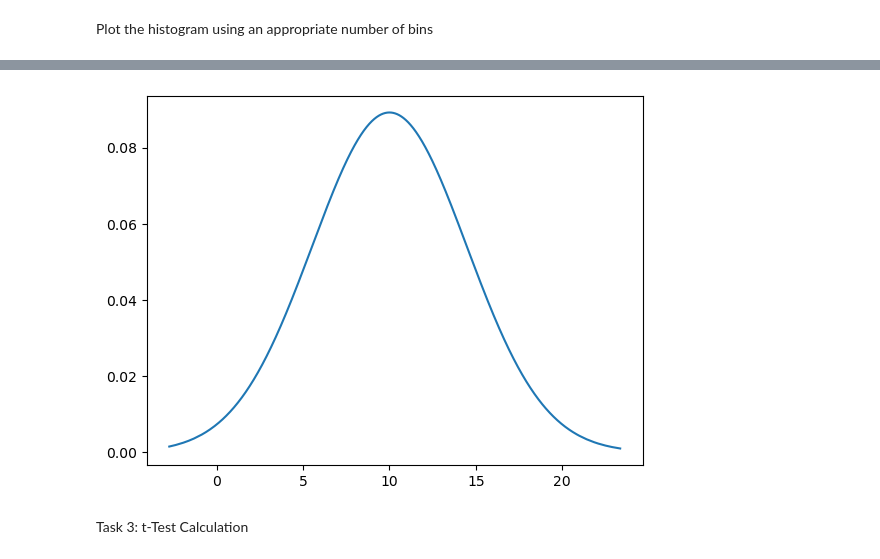
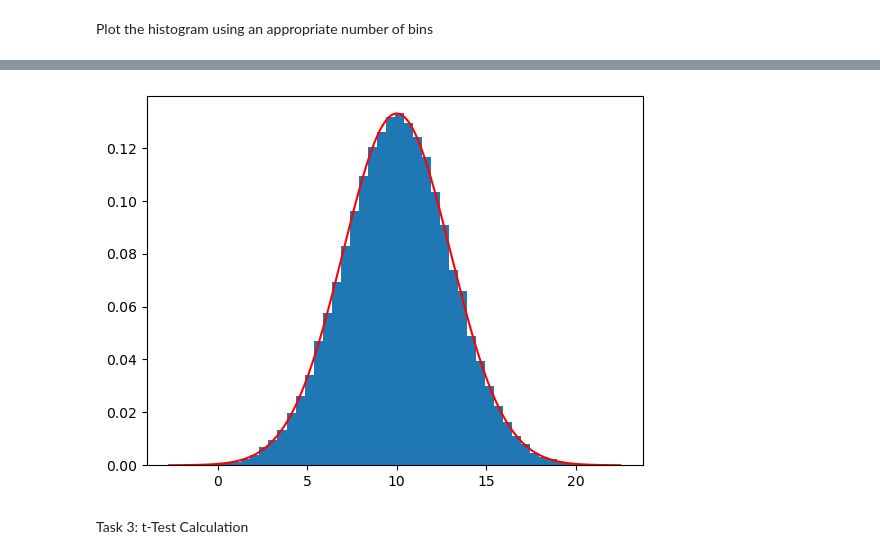
Before and after one commit to PeeBs68/applied_statistics, a Jupyter notebook: tasks.ipynb, the cells around one changed output, grey strips where cells are left out. Drawn from its saved outputs; the diff is of its cells as text; code cells hidden in the pictures.

```diff
--- a/tasks.ipynb
+++ b/tasks.ipynb
@@ -254,21 +254,15 @@ plt.hist(sample, bins);
-# %%
-# Sample!!!
-
-import matplotlib.pyplot as plt
-import numpy as np
-import scipy.stats as stats
-import math
-
-mu = 10
-variance = 20
-sigma = math.sqrt(variance)
-# x = np.linspace(mu - 3*sigma, mu + 3*sigma, 100)
-x = np.sort(sample)
-x
-plt.plot(x, stats.norm.pdf(x, mu, sigma))
-plt.show()
-# %% [output]
-[figure, removed]
+# %%
+# https://stackoverflow.com/questions/52423635/how-to-plot-normalized-histogram-with-pdf-properly-using-matplotlib
+# https://docs.scipy.org/doc/scipy/reference/generated/scipy.stats.norm.html
+
+sample=np.sort(sample)
+
+pdf = stats.norm.pdf(sample,loc=mu,scale=sigma)
+plt.hist(sample, bins, density=True);
+plt.plot(sample, pdf, color='r')
+plt.show()
+# %% [output]
+[figure, added]
 # %% [markdown]
 Task 3: t-Test Calculation
 # %% [markdown]
```
Also changed, not shown: parts of 8 cells of this notebook.
